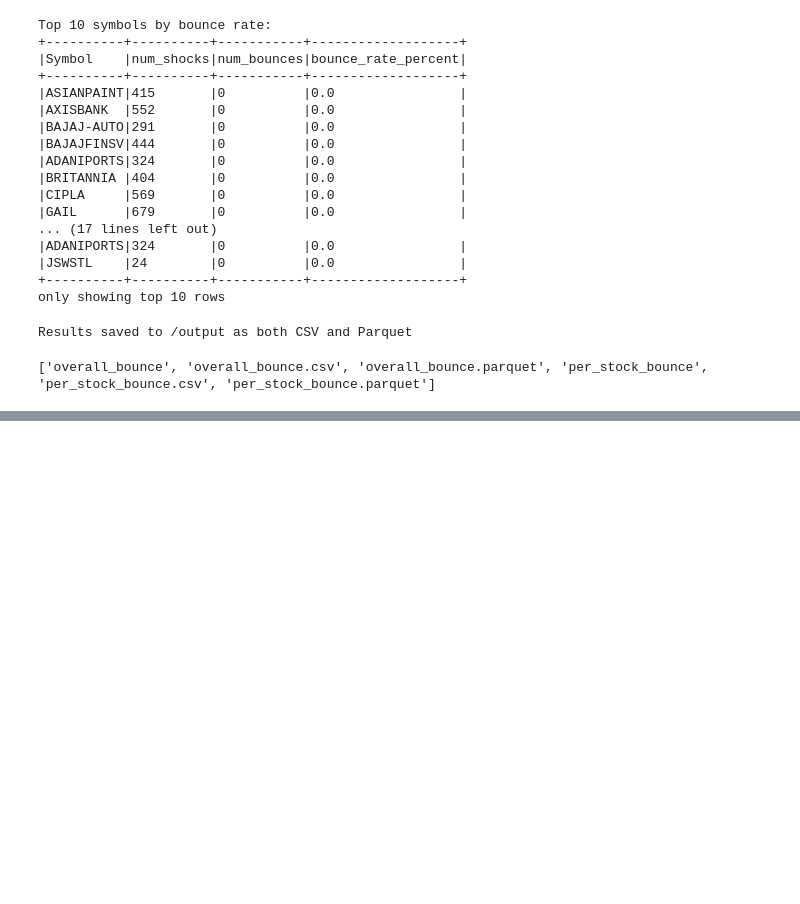
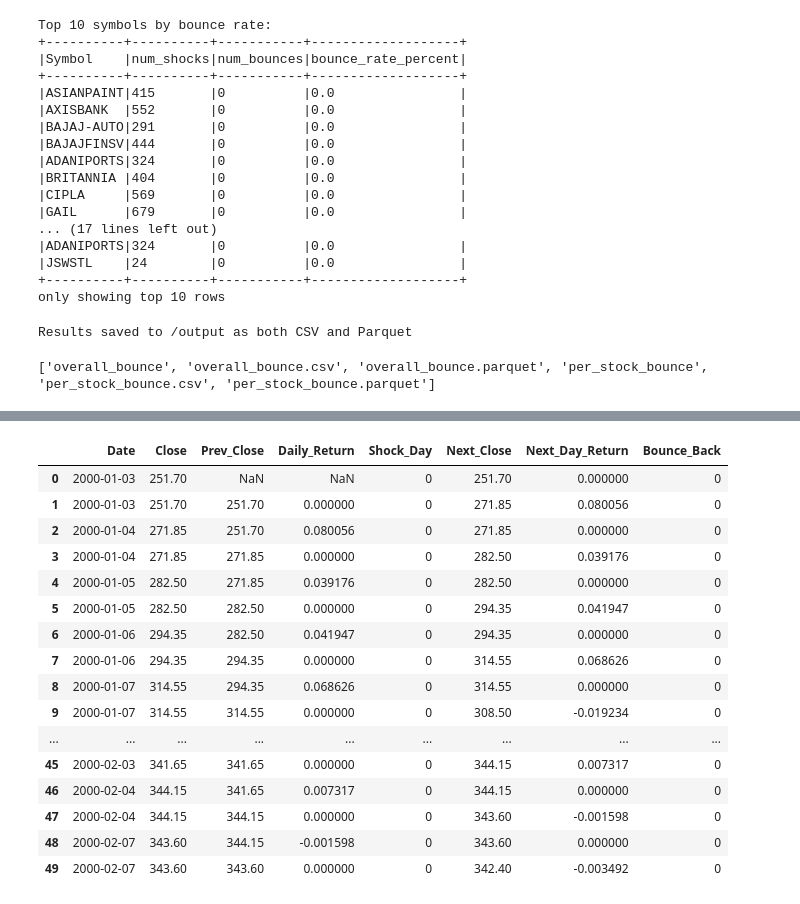
Before and after one commit to alisham30/nifty-stock-analysis, a Jupyter notebook: notebooks/Untitled.ipynb, the cells around one changed output, grey strips where cells are left out. Cells and saved outputs as stored; diff of their text form; code cells hidden in the pictures; blank space fills up the shorter version.

```diff
--- a/notebooks/Untitled.ipynb
+++ b/notebooks/Untitled.ipynb
@@ -251,0 +331,31 @@ print(os.listdir(out_base))
+# %%
+sym = "RELIANCE"
+
+sample = (
+    df_feat.filter(F.col("Symbol")==sym)
+           .select("Date","Close","Prev_Close","Daily_Return",
+                   "Shock_Day","Next_Close","Next_Day_Return","Bounce_Back")
+           .orderBy("Date")
+           .limit(50)   # first 50 rows
+           .toPandas()
+)
+
+sample
+# %% [output]
+|  | Date | Close | Prev_Close | Daily_Return | Shock_Day | Next_Close | Next_Day_Return | Bounce_Back |
+| 0 | 2000-01-03 | 251.70 | NaN | NaN | 0 | 251.70 | 0.000000 | 0 |
+| 1 | 2000-01-03 | 251.70 | 251.70 | 0.000000 | 0 | 271.85 | 0.080056 | 0 |
+| 2 | 2000-01-04 | 271.85 | 251.70 | 0.080056 | 0 | 271.85 | 0.000000 | 0 |
+| 3 | 2000-01-04 | 271.85 | 271.85 | 0.000000 | 0 | 282.50 | 0.039176 | 0 |
+| 4 | 2000-01-05 | 282.50 | 271.85 | 0.039176 | 0 | 282.50 | 0.000000 | 0 |
+| 5 | 2000-01-05 | 282.50 | 282.50 | 0.000000 | 0 | 294.35 | 0.041947 | 0 |
+| 6 | 2000-01-06 | 294.35 | 282.50 | 0.041947 | 0 | 294.35 | 0.000000 | 0 |
+| 7 | 2000-01-06 | 294.35 | 294.35 | 0.000000 | 0 | 314.55 | 0.068626 | 0 |
+| 8 | 2000-01-07 | 314.55 | 294.35 | 0.068626 | 0 | 314.55 | 0.000000 | 0 |
+| 9 | 2000-01-07 | 314.55 | 314.55 | 0.000000 | 0 | 308.50 | -0.019234 | 0 |
+| ... | ... | ... | ... | ... | ... | ... | ... | ... |
+| 45 | 2000-02-03 | 341.65 | 341.65 | 0.000000 | 0 | 344.15 | 0.007317 | 0 |
+| 46 | 2000-02-04 | 344.15 | 341.65 | 0.007317 | 0 | 344.15 | 0.000000 | 0 |
+| 47 | 2000-02-04 | 344.15 | 344.15 | 0.000000 | 0 | 343.60 | -0.001598 | 0 |
+| 48 | 2000-02-07 | 343.60 | 344.15 | -0.001598 | 0 | 343.60 | 0.000000 | 0 |
+| 49 | 2000-02-07 | 343.60 | 343.60 | 0.000000 | 0 | 342.40 | -0.003492 | 0 |
```
Also changed, not shown: parts of 20 cells of this notebook, 4 other files.
